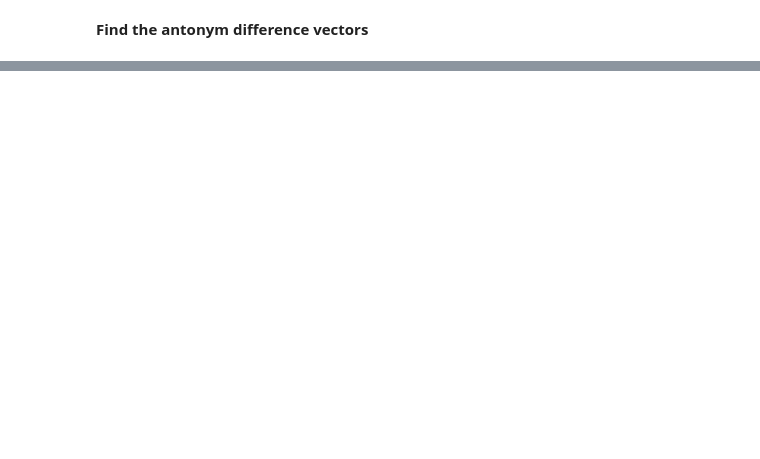
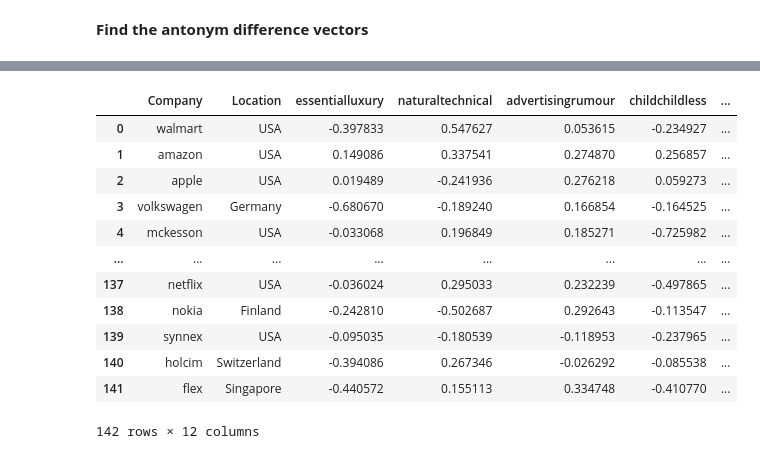
Before and after one commit to sreehari59/POLAR-WEBE, a Jupyter notebook: Polar_Embedding.ipynb, the cells around one changed output, grey strips where cells are left out. Drawn from its saved outputs; the diff is of its cells as text; code cells hidden in the pictures; blank space fills up the shorter version.

```diff
--- a/Polar_Embedding.ipynb
+++ b/Polar_Embedding.ipynb
@@ -287,0 +403,4 @@ input  = man - woman
+# %%
+fortune_500_company = pd.read_csv('/content/drive/MyDrive/Fortune Global 500 companies.csv',encoding= 'unicode_escape')
+fortune_500_company['Company'] = fortune_500_company['Company'].str.lower()
+fortune_500_company['Company'] = fortune_500_company['Company'].str.replace(" ","")
@@ -287,0 +409,2 @@ input  = man - woman
+# %%
+polar_embedding = pd.merge(fortune_500_company,new_df,how="right",left_on="Company",right_on=new_df.index)
@@ -287,0 +419,16 @@ input  = man - woman
+# %%
+polar_embedding.drop(['Rank'],axis=1)
+# %% [output]
+|  | Company | Location | essentialluxury | naturaltechnical | advertisingrumour | childchildless | ... |
+| 0 | walmart | USA | -0.397833 | 0.547627 | 0.053615 | -0.234927 | ... |
+| 1 | amazon | USA | 0.149086 | 0.337541 | 0.274870 | 0.256857 | ... |
+| 2 | apple | USA | 0.019489 | -0.241936 | 0.276218 | 0.059273 | ... |
+| 3 | volkswagen | Germany | -0.680670 | -0.189240 | 0.166854 | -0.164525 | ... |
+| 4 | mckesson | USA | -0.033068 | 0.196849 | 0.185271 | -0.725982 | ... |
+| ... | ... | ... | ... | ... | ... | ... | ... |
+| 137 | netflix | USA | -0.036024 | 0.295033 | 0.232239 | -0.497865 | ... |
+| 138 | nokia | Finland | -0.242810 | -0.502687 | 0.292643 | -0.113547 | ... |
+| 139 | synnex | USA | -0.095035 | -0.180539 | -0.118953 | -0.237965 | ... |
+| 140 | holcim | Switzerland | -0.394086 | 0.267346 | -0.026292 | -0.085538 | ... |
+| 141 | flex | Singapore | -0.440572 | 0.155113 | 0.334748 | -0.410770 | ... |
+142 rows × 12 columns
```
Also changed, not shown: parts of 37 cells of this notebook.
